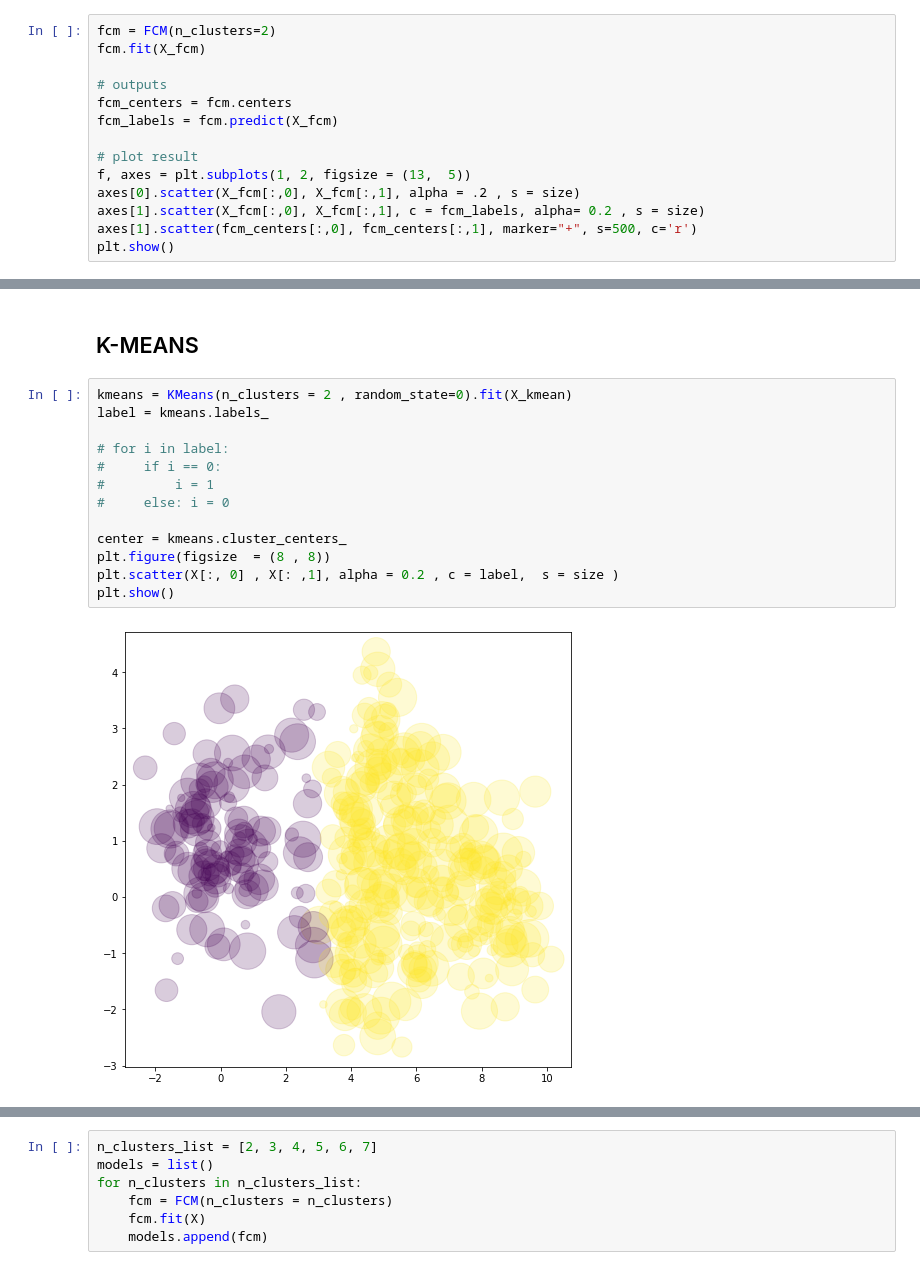
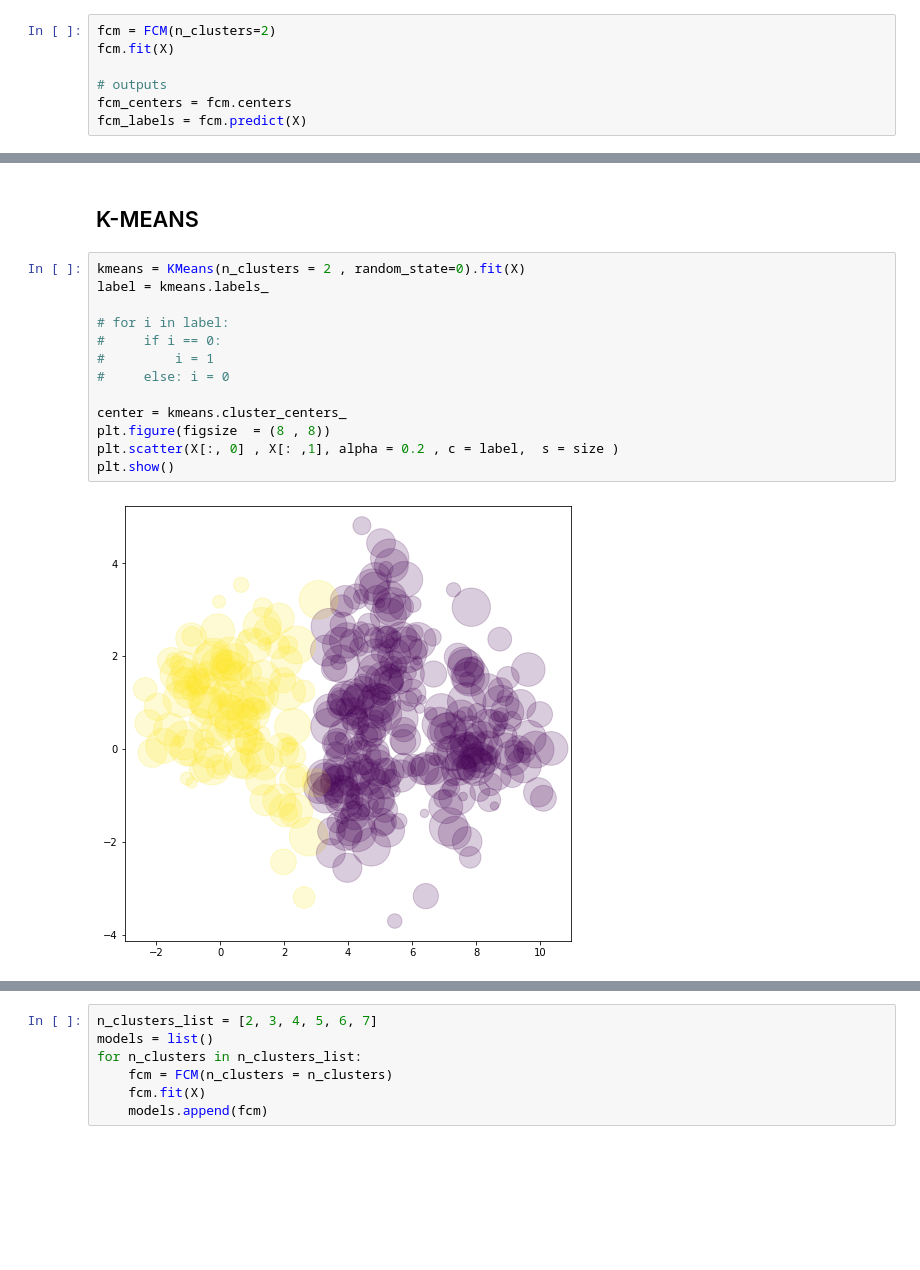
Before and after one commit to toilacube/K-means-vs-Fuzzy-c-means, a Jupyter notebook: Kmeans_vs_fcm.ipynb, the cells around one changed output, grey strips where cells are left out. Drawn from its saved outputs; the diff is of its cells as text; blank space fills up the shorter version.

```diff
--- a/Kmeans_vs_fcm.ipynb
+++ b/Kmeans_vs_fcm.ipynb
@@ -26,14 +26,7 @@ plt.show()
 # %%
 fcm = FCM(n_clusters=2)
-fcm.fit(X_fcm)
+fcm.fit(X)
 
 # outputs
 fcm_centers = fcm.centers
-fcm_labels = fcm.predict(X_fcm)
-
-# plot result
-f, axes = plt.subplots(1, 2, figsize = (13,  5))
-axes[0].scatter(X_fcm[:,0], X_fcm[:,1], alpha = .2 , s = size)
-axes[1].scatter(X_fcm[:,0], X_fcm[:,1], c = fcm_labels, alpha= 0.2 , s = size)
-axes[1].scatter(fcm_centers[:,0], fcm_centers[:,1], marker="+", s=500, c='r')
-plt.show()
+fcm_labels = fcm.predict(X)
@@ -51,20 +42,20 @@ plt.show()
 # %% [markdown]
 ## K-MEANS
 # %%
-kmeans = KMeans(n_clusters = 2 , random_state=0).fit(X_kmean)
+kmeans = KMeans(n_clusters = 2 , random_state=0).fit(X)
 label = kmeans.labels_
 
 # for i in label:
 #     if i == 0:
 #         i = 1
 #     else: i = 0
 
 center = kmeans.cluster_centers_
 plt.figure(figsize  = (8 , 8))
 plt.scatter(X[:, 0] , X[: ,1], alpha = 0.2 , c = label,  s = size )
 plt.show()
 # %% [output]
-[figure, old version]
+[figure, new version]
 # %%
 f, ax = plt.subplots ( 1, 2 , figsize  = (13 ,5))
 ax[0].title.set_text('K-means')
```
Also changed, not shown: parts of 5 cells of this notebook.
